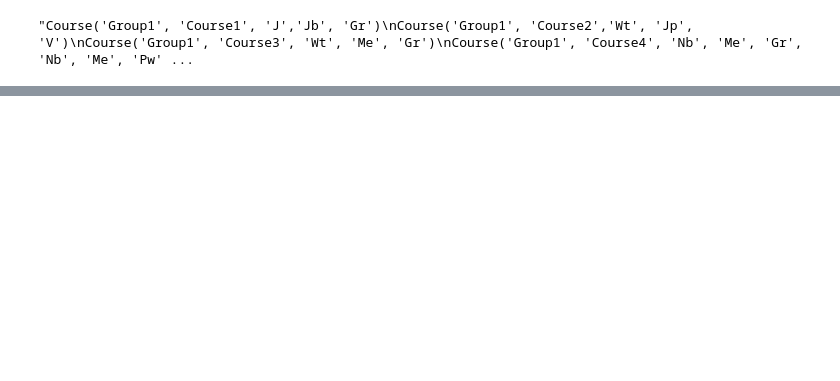
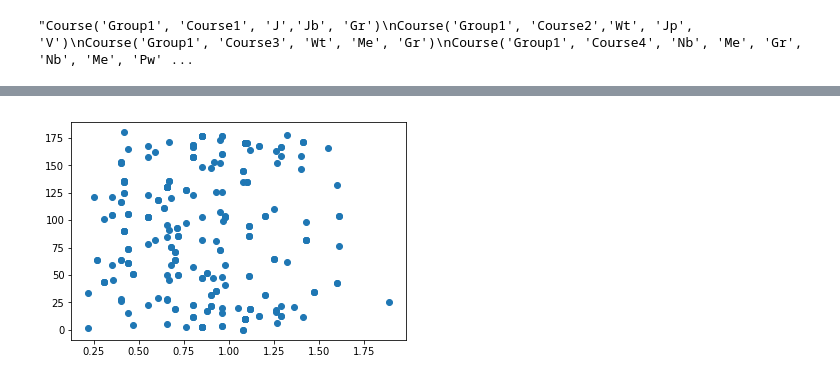
Before and after one commit to DFL1010/CourseCalc, a Jupyter notebook: Untitled.ipynb, the cells around one changed output, grey strips where cells are left out. Drawn from its saved outputs; the diff is of its cells as text; code cells hidden in the pictures; blank space fills up the shorter version.

```diff
--- a/Untitled.ipynb
+++ b/Untitled.ipynb
@@ -401,0 +405,11 @@ outlst
+# %%
+dists = list()
+angles = list()
+for pair in outlst:
+    dists.append(pair[0])
+    angles.append(pair[1])
+# %%
+plt.scatter(dists, angles)
+plt.show()
+# %% [output]
+[figure, added]
```
Also changed, not shown: parts of 12 cells of this notebook, 4 other files.
